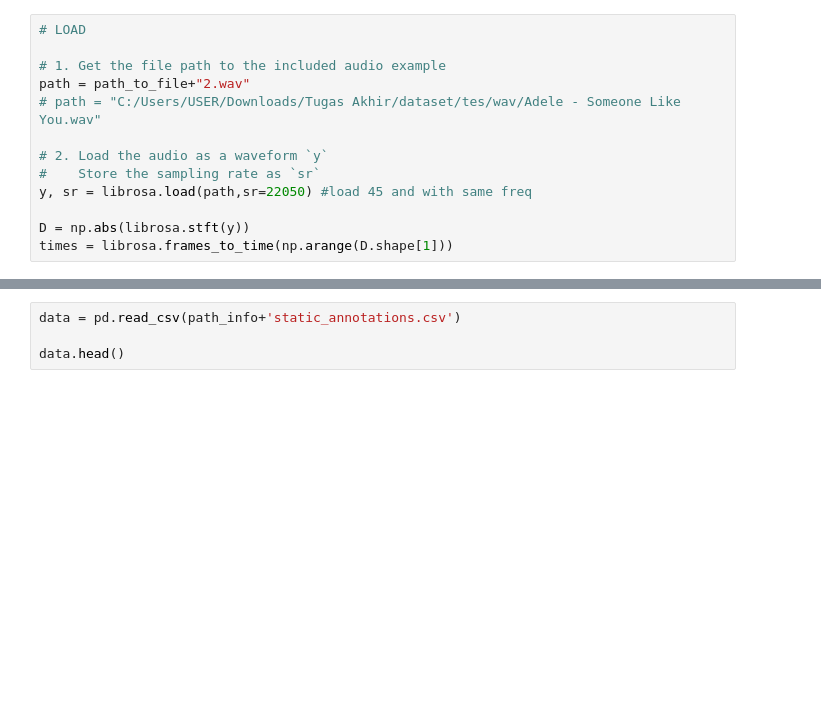
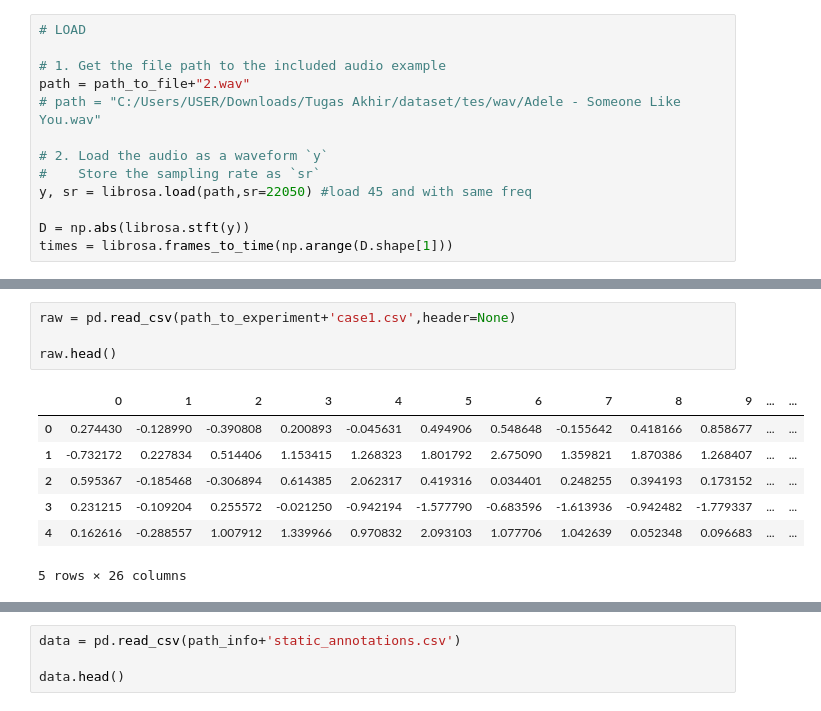
Before and after one commit to TegarSU/AsikYesAjigile, a Jupyter notebook: Try/TryExplore.ipynb, the cells around one changed output, grey strips where cells are left out. Cells and saved outputs as stored; diff of their text form; blank space fills up the shorter version.

```diff
--- a/Try/TryExplore.ipynb
+++ b/Try/TryExplore.ipynb
@@ -45,3 +46,15 @@ times = librosa.frames_to_time(np.arange(D.shape[1]))
 ipd.Audio(data=y, rate=sr) # load a NumPy array
 # %% [output]
 [interactive output not drawn]
+# %%
+raw = pd.read_csv(path_to_experiment+'case1.csv',header=None)
+
+raw.head()
+# %% [output]
+|  | 0 | 1 | 2 | 3 | 4 | 5 | 6 | 7 | 8 | 9 | ... | ... |
+| 0 | 0.274430 | -0.128990 | -0.390808 | 0.200893 | -0.045631 | 0.494906 | 0.548648 | -0.155642 | 0.418166 | 0.858677 | ... | ... |
+| 1 | -0.732172 | 0.227834 | 0.514406 | 1.153415 | 1.268323 | 1.801792 | 2.675090 | 1.359821 | 1.870386 | 1.268407 | ... | ... |
+| 2 | 0.595367 | -0.185468 | -0.306894 | 0.614385 | 2.062317 | 0.419316 | 0.034401 | 0.248255 | 0.394193 | 0.173152 | ... | ... |
+| 3 | 0.231215 | -0.109204 | 0.255572 | -0.021250 | -0.942194 | -1.577790 | -0.683596 | -1.613936 | -0.942482 | -1.779337 | ... | ... |
+| 4 | 0.162616 | -0.288557 | 1.007912 | 1.339966 | 0.970832 | 2.093103 | 1.077706 | 1.042639 | 0.052348 | 0.096683 | ... | ... |
+5 rows × 26 columns
```
Also changed, not shown: parts of 2 cells of this notebook, 1 other file.
